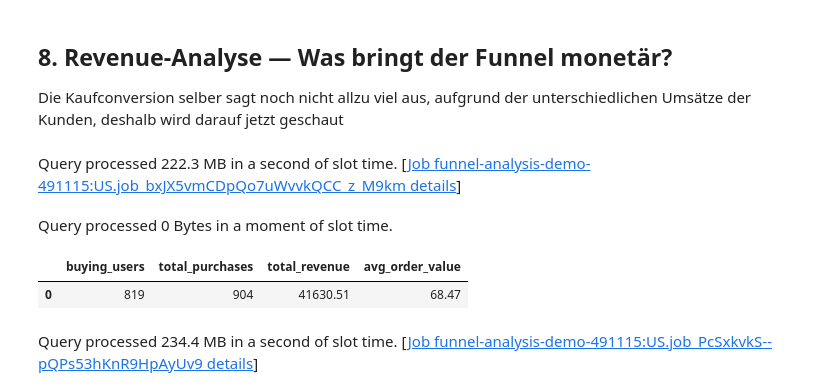
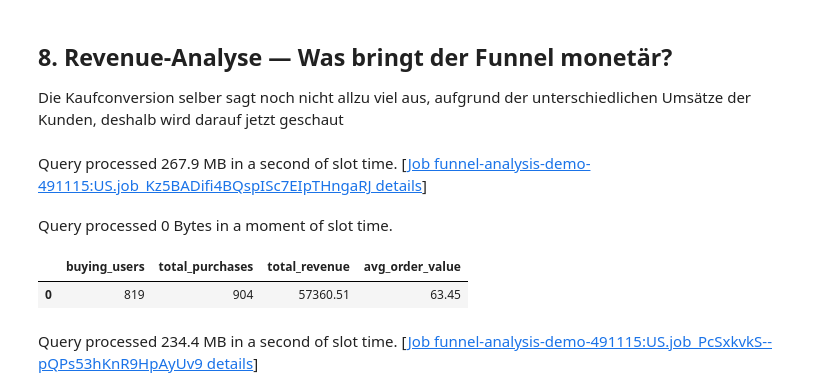
Before and after one commit to Buck-Data/Funnel-Analysis, a Jupyter notebook: notebooks/Big_Query.ipynb, the cells around one changed output. Saved outputs shown, nothing was run; the diff lists cells and outputs as text; code cells hidden in the pictures.

```diff
--- a/notebooks/Big_Query.ipynb
+++ b/notebooks/Big_Query.ipynb
@@ -292,23 +318,23 @@ Die Kaufconversion selber sagt noch nicht allzu viel aus, aufgrund der unterschi
 # %%
 df_revenue = bpd.read_gbq(f"""
 SELECT
   COUNT(DISTINCT user_pseudo_id)          AS buying_users,
   COUNT(*)                                AS total_purchases,
-  ROUND(SUM(p.value.double_value), 2)     AS total_revenue,
-  ROUND(AVG(p.value.double_value), 2)     AS avg_order_value
+  ROUND(SUM(COALESCE(p.value.double_value, p.value.int_value, 0)), 2) AS total_revenue,
+  ROUND(AVG(COAlESCE(p.value.double_value, p.value.int_value, 0)), 2) AS avg_order_value
 FROM `bigquery-public-data.ga4_obfuscated_sample_ecommerce.events_*`
 CROSS JOIN UNNEST(event_params) AS p
 WHERE _TABLE_SUFFIX BETWEEN '{DATE_START}' AND '{DATE_END}'
   AND event_name = 'purchase'
   AND p.key = 'value'
 """)
 
 df_revenue.to_pandas()
 # %% [output]
-Query processed 222.3 MB in a second of slot time. [Job funnel-analysis-demo-491115:US.job_bxJX5vmCDpQo7uWvvkQCC_z_M9km details]
+Query processed 267.9 MB in a second of slot time. [Job funnel-analysis-demo-491115:US.job_Kz5BADifi4BQspISc7EIpTHngaRJ details]
 Query processed 0 Bytes in a moment of slot time.
 |  | buying_users | total_purchases | total_revenue | avg_order_value |
-| 0 | 819 | 904 | 41630.51 | 68.47 |
+| 0 | 819 | 904 | 57360.51 | 63.45 |
 # %%
 df_daily = bpd.read_gbq(f"""
 SELECT
```
Also changed, not shown: parts of 6 cells of this notebook, 1 other file.
